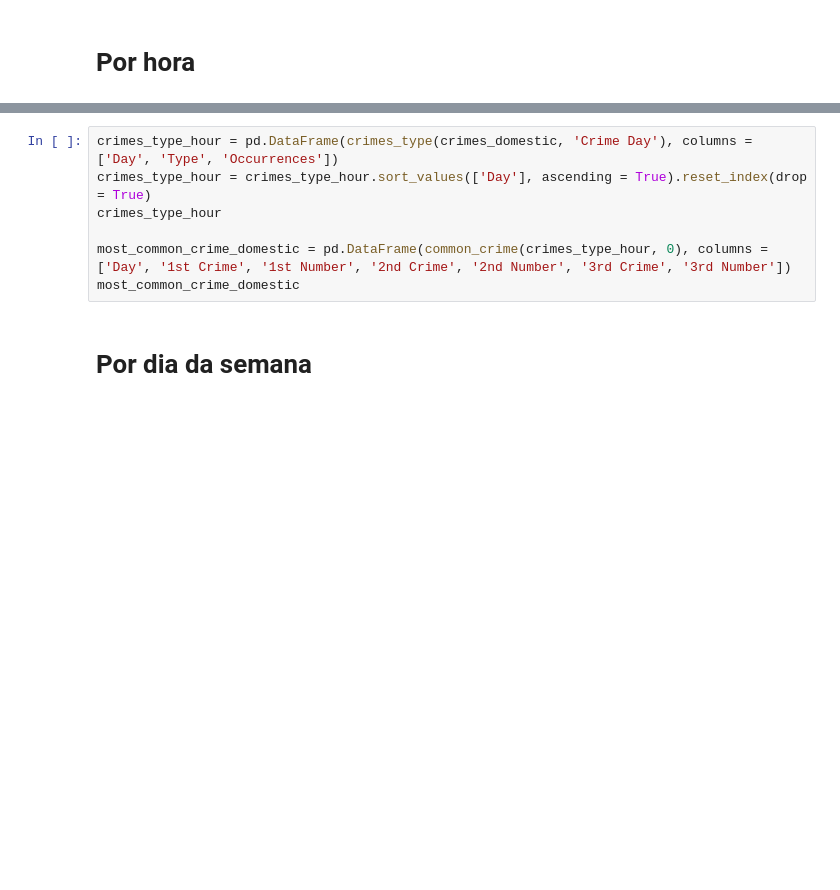
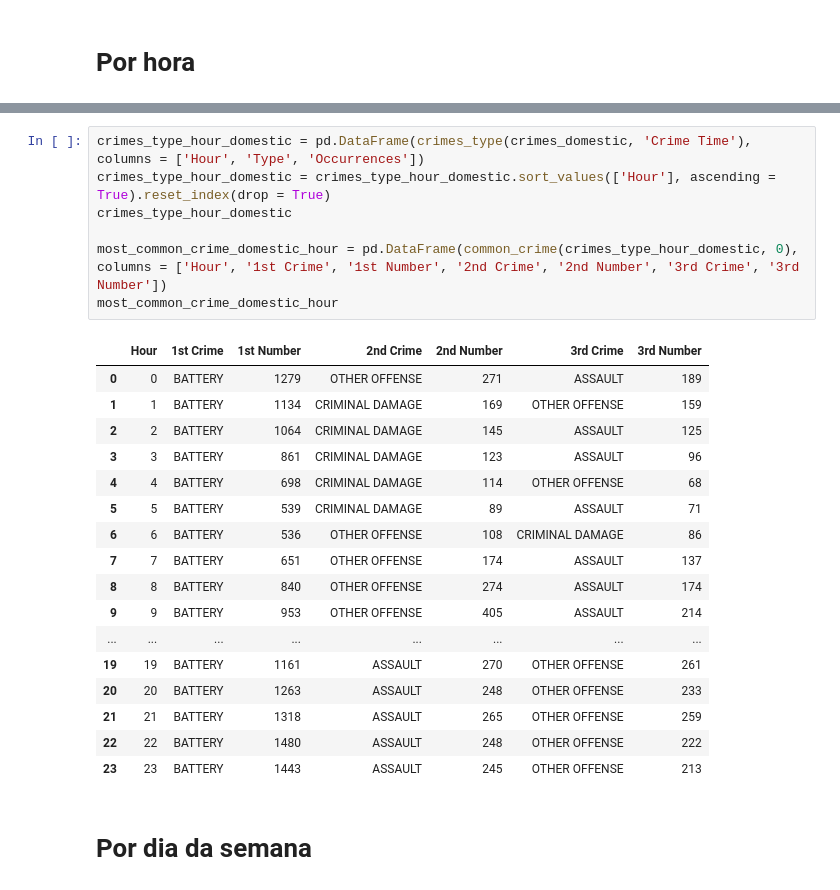
Before and after one commit to if1015-datascience-ufpe/2017-2-projeto-ajgan-rlsma-rcrs3, a Jupyter notebook: Project.ipynb, the cells around one changed output, grey strips where cells are left out. Cells and saved outputs as stored; diff of their text form; blank space fills up the shorter version.

Commit message:
Criando tabela com hora e crime domestico mais comum

```diff
--- a/Project.ipynb
+++ b/Project.ipynb
@@ -925,10 +914,28 @@ plt.show(ax)
 # %%
-crimes_type_hour = pd.DataFrame(crimes_type(crimes_domestic, 'Crime Day'), columns = ['Day', 'Type', 'Occurrences'])
-crimes_type_hour = crimes_type_hour.sort_values(['Day'], ascending = True).reset_index(drop = True)
-crimes_type_hour
+crimes_type_hour_domestic = pd.DataFrame(crimes_type(crimes_domestic, 'Crime Time'), columns = ['Hour', 'Type', 'Occurrences'])
+crimes_type_hour_domestic = crimes_type_hour_domestic.sort_values(['Hour'], ascending = True).reset_index(drop = True)
+crimes_type_hour_domestic
 
-most_common_crime_domestic = pd.DataFrame(common_crime(crimes_type_hour, 0), columns = ['Day', '1st Crime', '1st Number', '2nd Crime', '2nd Number', '3rd Crime', '3rd Number'])
-most_common_crime_domestic
+most_common_crime_domestic_hour = pd.DataFrame(common_crime(crimes_type_hour_domestic, 0), columns = ['Hour', '1st Crime', '1st Number', '2nd Crime', '2nd Number', '3rd Crime', '3rd Number'])
+most_common_crime_domestic_hour
+# %% [output]
+|  | Hour | 1st Crime | 1st Number | 2nd Crime | 2nd Number | 3rd Crime | 3rd Number |
+| 0 | 0 | BATTERY | 1279 | OTHER OFFENSE | 271 | ASSAULT | 189 |
+| 1 | 1 | BATTERY | 1134 | CRIMINAL DAMAGE | 169 | OTHER OFFENSE | 159 |
+| 2 | 2 | BATTERY | 1064 | CRIMINAL DAMAGE | 145 | ASSAULT | 125 |
+| 3 | 3 | BATTERY | 861 | CRIMINAL DAMAGE | 123 | ASSAULT | 96 |
+| 4 | 4 | BATTERY | 698 | CRIMINAL DAMAGE | 114 | OTHER OFFENSE | 68 |
+| 5 | 5 | BATTERY | 539 | CRIMINAL DAMAGE | 89 | ASSAULT | 71 |
+| 6 | 6 | BATTERY | 536 | OTHER OFFENSE | 108 | CRIMINAL DAMAGE | 86 |
+| 7 | 7 | BATTERY | 651 | OTHER OFFENSE | 174 | ASSAULT | 137 |
+| 8 | 8 | BATTERY | 840 | OTHER OFFENSE | 274 | ASSAULT | 174 |
+| 9 | 9 | BATTERY | 953 | OTHER OFFENSE | 405 | ASSAULT | 214 |
+| ... | ... | ... | ... | ... | ... | ... | ... |
+| 19 | 19 | BATTERY | 1161 | ASSAULT | 270 | OTHER OFFENSE | 261 |
+| 20 | 20 | BATTERY | 1263 | ASSAULT | 248 | OTHER OFFENSE | 233 |
+| 21 | 21 | BATTERY | 1318 | ASSAULT | 265 | OTHER OFFENSE | 259 |
+| 22 | 22 | BATTERY | 1480 | ASSAULT | 248 | OTHER OFFENSE | 222 |
+| 23 | 23 | BATTERY | 1443 | ASSAULT | 245 | OTHER OFFENSE | 213 |
 # %% [markdown]
 # Por dia da semana
 # %%
```
Also changed, not shown: parts of 13 cells of this notebook.
